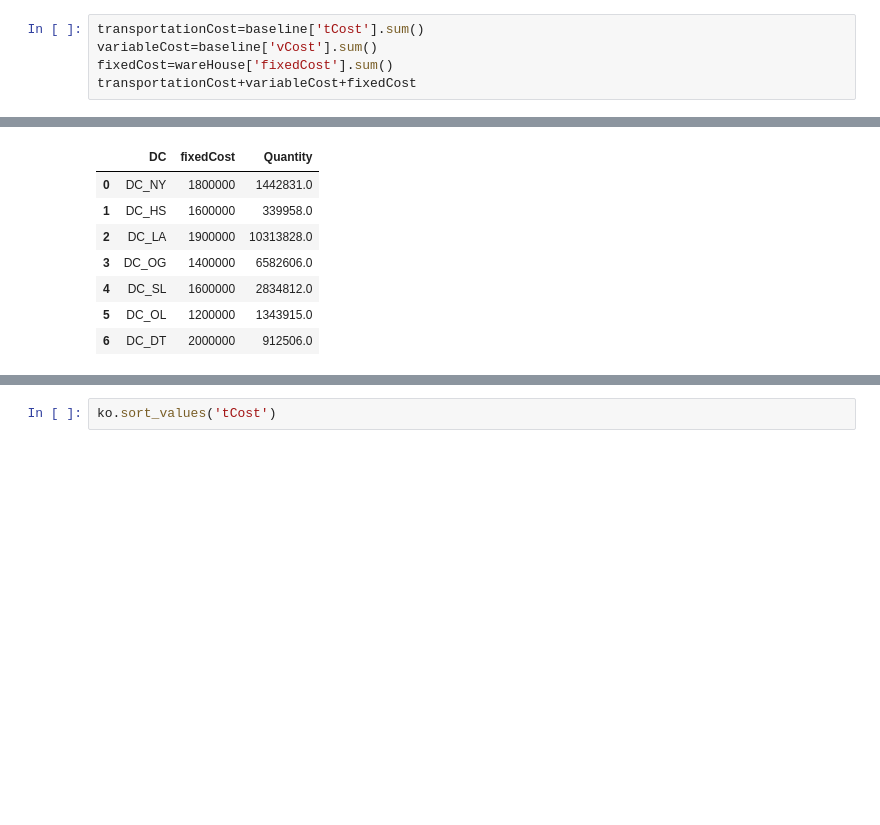
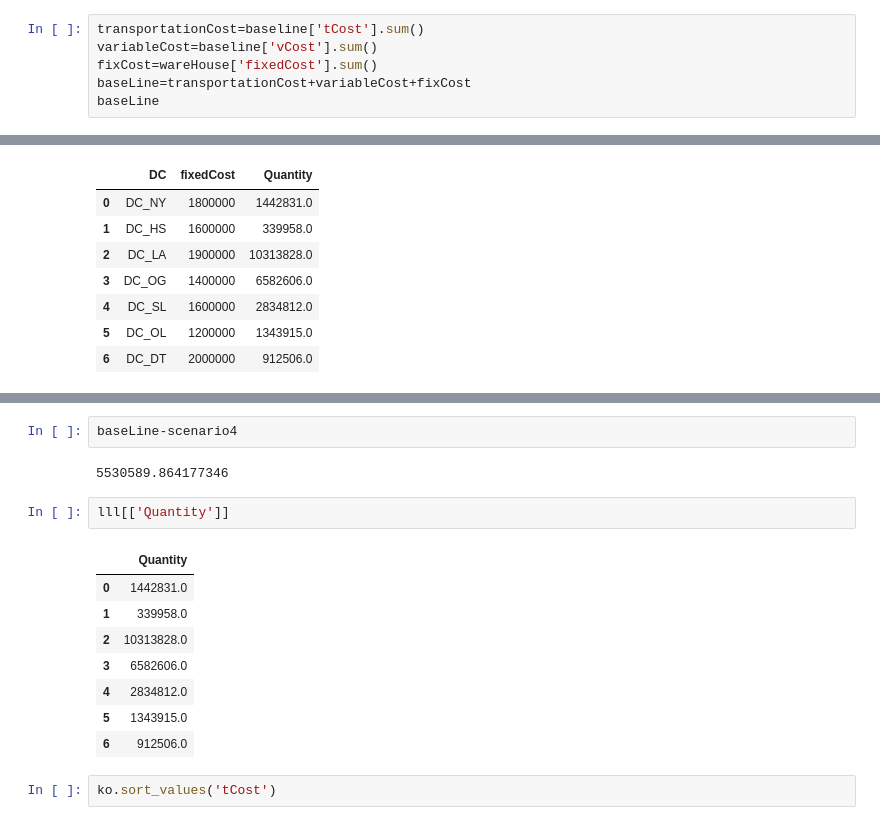
Before and after one commit to pszkilnyk/skittles, a Jupyter notebook: final.ipynb, the cells around one changed output, grey strips where cells are left out. Cells and saved outputs as stored; diff of their text form; blank space fills up the shorter version.

```diff
--- a/final.ipynb
+++ b/final.ipynb
@@ -632,7 +617,8 @@ baseline['DC'].value_counts().count()
 # %%
 transportationCost=baseline['tCost'].sum()
 variableCost=baseline['vCost'].sum()
-fixedCost=wareHouse['fixedCost'].sum()
-transportationCost+variableCost+fixedCost
+fixCost=wareHouse['fixedCost'].sum()
+baseLine=transportationCost+variableCost+fixCost
+baseLine
 # %% [output]
 138557103.5821849
@@ -1328,5 +1356,20 @@ lll['fixedCost'].sum() + ko['tCost'].sum() + ko['vCost'].sum()
 # %% [output]
 133026513.71800756
+# %%
+baseLine-scenario4
+# %% [output]
+5530589.864177346
+# %%
+lll[['Quantity']]
+# %% [output]
+|  | Quantity |
+| 0 | 1442831.0 |
+| 1 | 339958.0 |
+| 2 | 10313828.0 |
+| 3 | 6582606.0 |
+| 4 | 2834812.0 |
+| 5 | 1343915.0 |
+| 6 | 912506.0 |
 # %%
 ko.sort_values('tCost')
 # %% [output]
```
Also changed, not shown: parts of 34 cells of this notebook.
